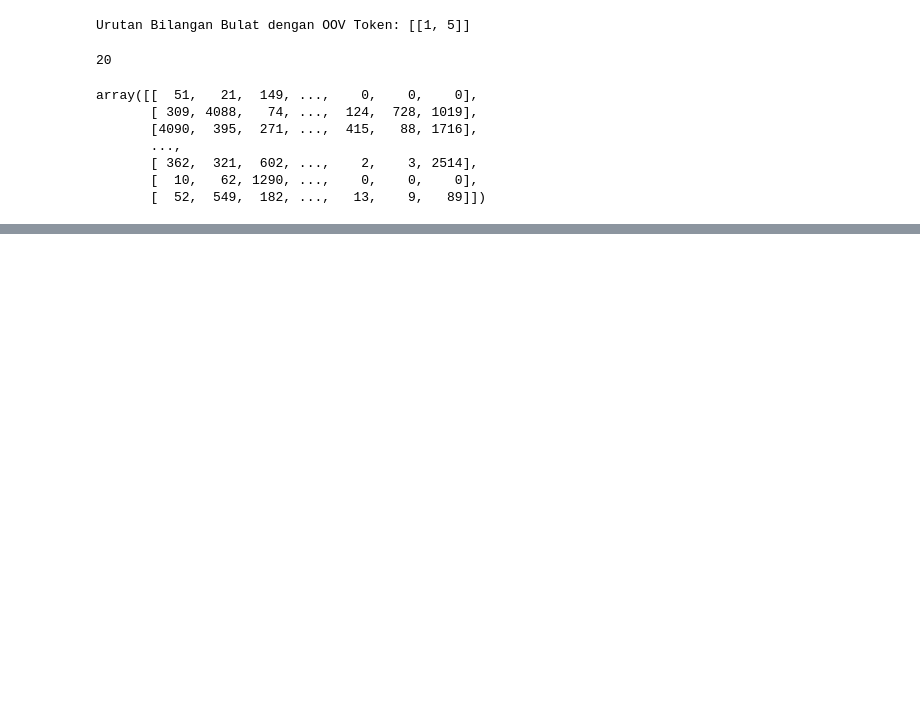
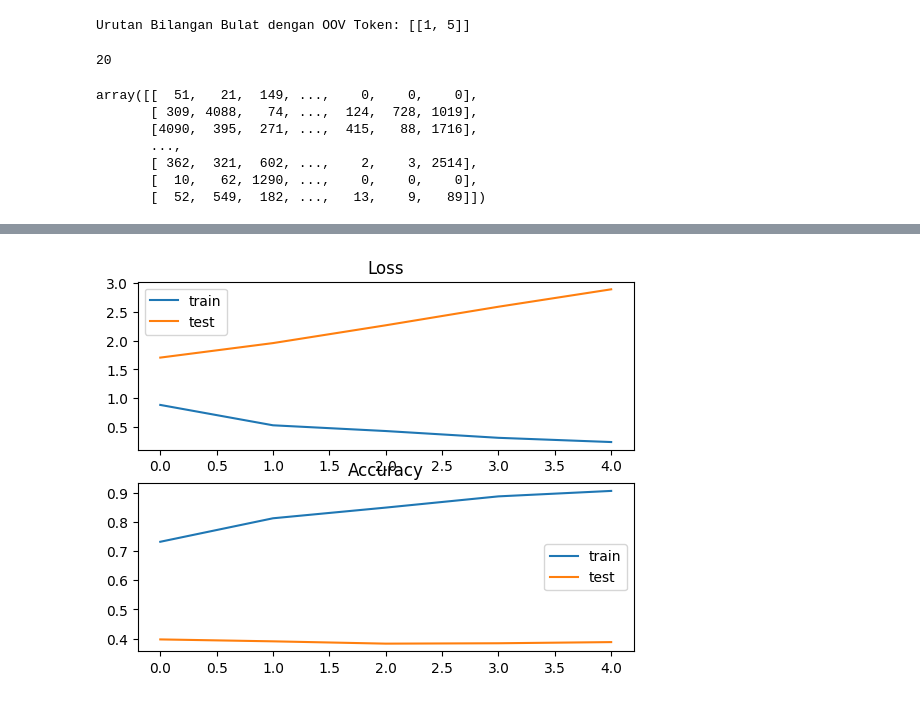
Before and after one commit to IlyasaNandaRahmadianto/Lintasarta, a Jupyter notebook: Project1-MembuatModelNLPdenganTensorFlow/project1.ipynb, the cells around one changed output, grey strips where cells are left out. Cells and saved outputs as stored; diff of their text form; code cells hidden in the pictures; blank space fills up the shorter version.

```diff
--- a/Project1-MembuatModelNLPdenganTensorFlow/project1coba2.ipynb
+++ b/Project1-MembuatModelNLPdenganTensorFlow/project1.ipynb
@@ -408,0 +442,15 @@ ValueError: in user code:
+# %%
+#compile
+
+model.compile(loss ='categorical_crossentropy',
+              optimizer = 'adam',
+              metrics = ['accuracy'])
+# %%
+new_history = model.fit(X_res, y_res,
+                         batch_size = 128,
+                    steps_per_epoch = 30,
+                    epochs = 100,
+                    validation_data = (padded_test, label_test),
+                    verbose = 1,
+                    callbacks=[callbacks, auto_reduction_LR, auto_stop_learn],
+                    )
@@ -408,0 +471,17 @@ ValueError: in user code:
+# %%
+# plot loss
+plt.subplot(211)
+plt.title('Loss')
+plt.plot(new_history.history['loss'], label='train')
+plt.plot(new_history.history['val_loss'], label='test')
+plt.legend()
+
+# plot accuracy
+plt.subplot(212)
+plt.title('Accuracy')
+plt.plot(new_history.history['accuracy'], label='train')
+plt.plot(new_history.history['val_accuracy'], label='test')
+plt.legend()
+plt.show()
+# %% [output]
+[figure, added]
```
Also changed, not shown: parts of 10 cells of this notebook.
